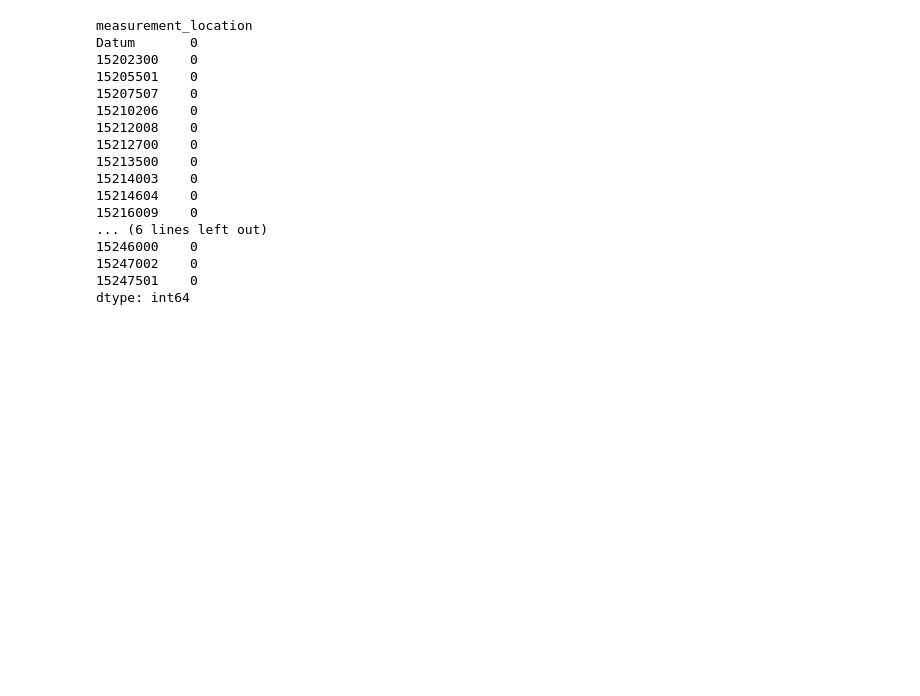
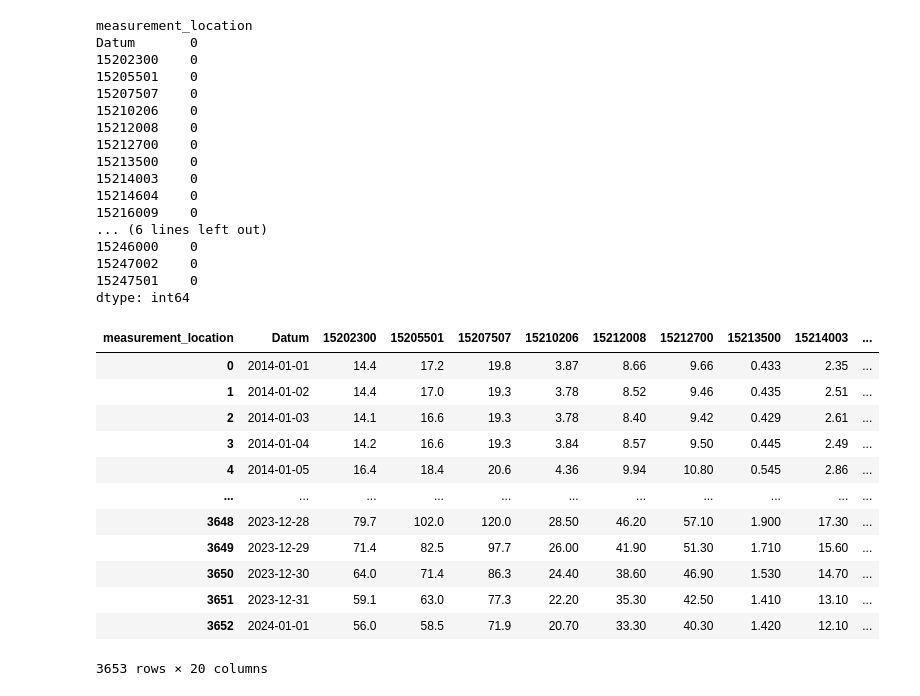
Before and after one commit to henrifnk/Seminar_ClimateNStatistics, a Jupyter notebook: work/07-hydroLSTM/notebooks/stream_flow_data_prep.ipynb, the cells around one changed output. Saved outputs shown, nothing was run; the diff lists cells and outputs as text; code cells hidden in the pictures; blank space fills up the shorter version.

```diff
--- a/work/07-hydroLSTM/notebooks/stream_flow_data_prep.ipynb
+++ b/work/07-hydroLSTM/notebooks/stream_flow_data_prep.ipynb
@@ -155,3 +155,19 @@ Datum       0
 15247002    0
 15247501    0
 dtype: int64
+# %%
+stream_df
+# %% [output]
+| measurement_location | Datum | 15202300 | 15205501 | 15207507 | 15210206 | 15212008 | 15212700 | 15213500 | 15214003 | ... |
+| 0 | 2014-01-01 | 14.4 | 17.2 | 19.8 | 3.87 | 8.66 | 9.66 | 0.433 | 2.35 | ... |
+| 1 | 2014-01-02 | 14.4 | 17.0 | 19.3 | 3.78 | 8.52 | 9.46 | 0.435 | 2.51 | ... |
+| 2 | 2014-01-03 | 14.1 | 16.6 | 19.3 | 3.78 | 8.40 | 9.42 | 0.429 | 2.61 | ... |
+| 3 | 2014-01-04 | 14.2 | 16.6 | 19.3 | 3.84 | 8.57 | 9.50 | 0.445 | 2.49 | ... |
+| 4 | 2014-01-05 | 16.4 | 18.4 | 20.6 | 4.36 | 9.94 | 10.80 | 0.545 | 2.86 | ... |
+| ... | ... | ... | ... | ... | ... | ... | ... | ... | ... | ... |
+| 3648 | 2023-12-28 | 79.7 | 102.0 | 120.0 | 28.50 | 46.20 | 57.10 | 1.900 | 17.30 | ... |
+| 3649 | 2023-12-29 | 71.4 | 82.5 | 97.7 | 26.00 | 41.90 | 51.30 | 1.710 | 15.60 | ... |
+| 3650 | 2023-12-30 | 64.0 | 71.4 | 86.3 | 24.40 | 38.60 | 46.90 | 1.530 | 14.70 | ... |
+| 3651 | 2023-12-31 | 59.1 | 63.0 | 77.3 | 22.20 | 35.30 | 42.50 | 1.410 | 13.10 | ... |
+| 3652 | 2024-01-01 | 56.0 | 58.5 | 71.9 | 20.70 | 33.30 | 40.30 | 1.420 | 12.10 | ... |
+3653 rows × 20 columns
```
Also changed, not shown: 7 other files.
